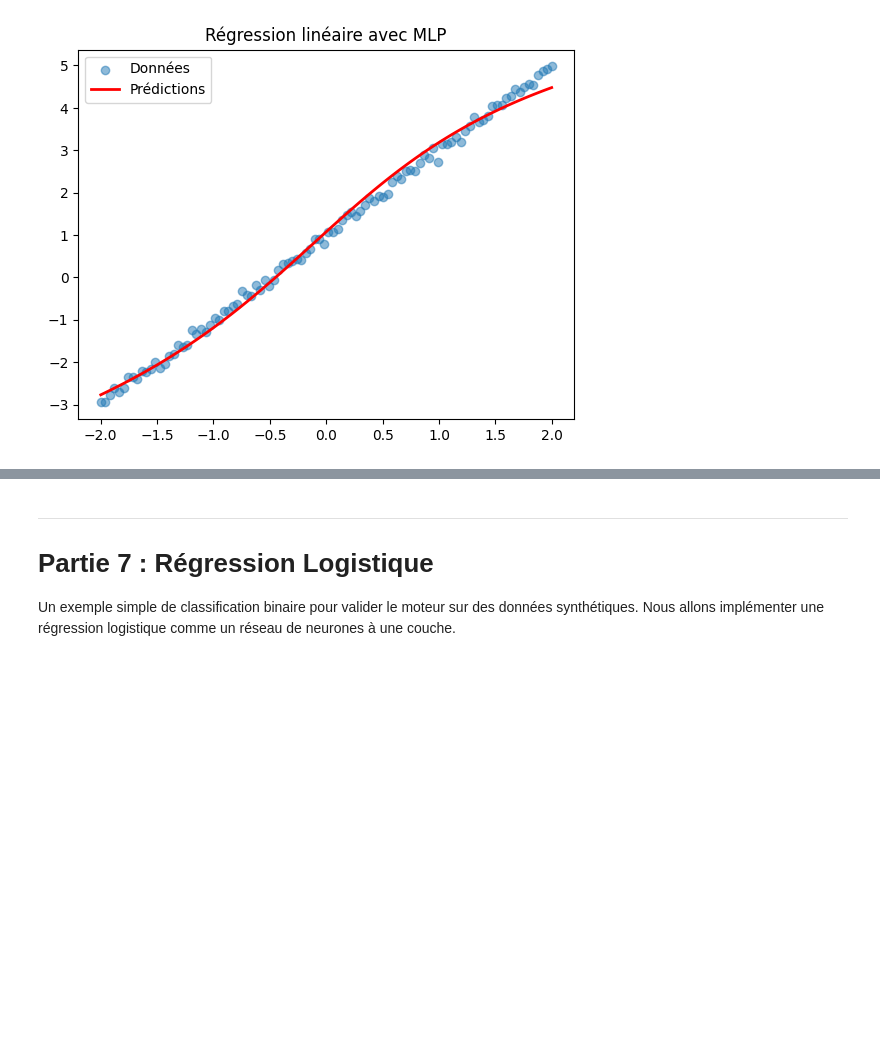
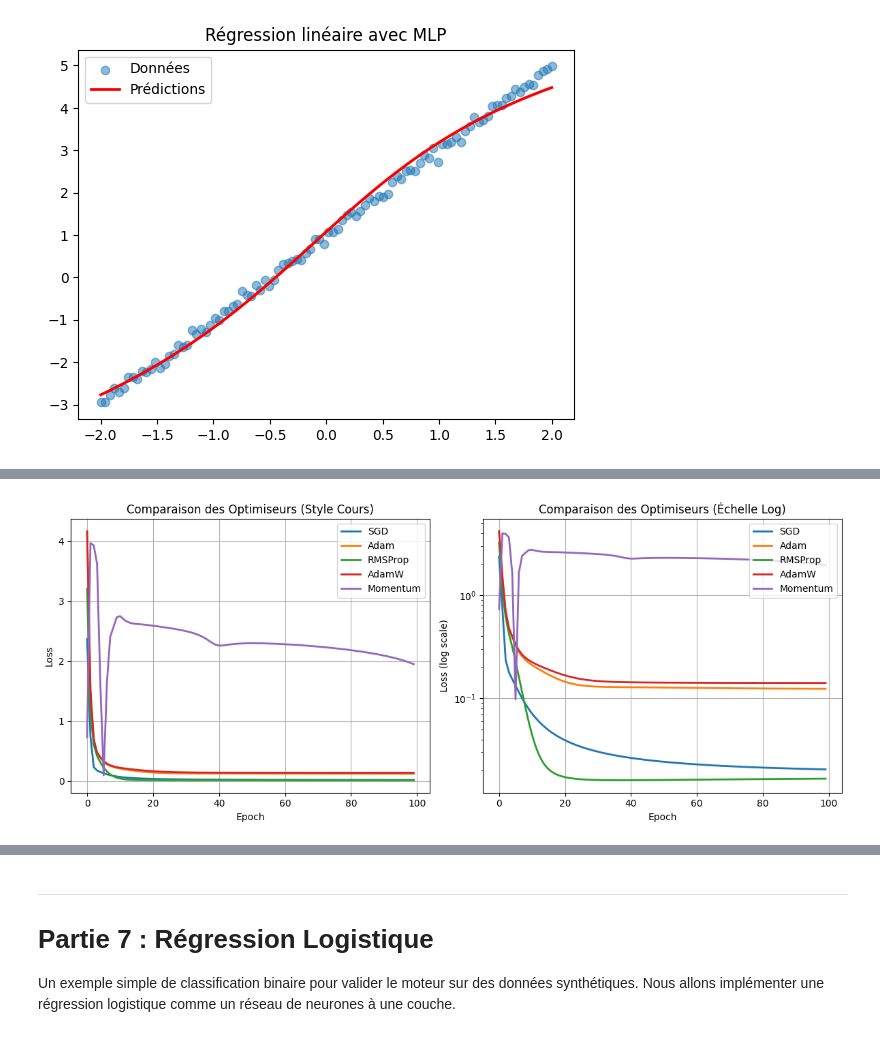
Before and after one commit to Wassbdr/prog_diff, a Jupyter notebook: micro_pytorch_project.ipynb, the cells around one changed output, grey strips where cells are left out. Drawn from its saved outputs; the diff is of its cells as text; code cells hidden in the pictures; blank space fills up the shorter version.

```diff
--- a/micro_pytorch_project.ipynb
+++ b/micro_pytorch_project.ipynb
@@ -390,0 +607,95 @@ plt.show()
+# %%
+# =============================================================================
+# COMPARAISON DES OPTIMISEURS (Style Cours a.ipynb)
+# =============================================================================
+
+from autodiff_engine import SGD, Adam, AdamW, RMSProp, Adagrad, Momentum
+
+def train_with_optimizer_cours(OptimizerClass, **kwargs):
+    """Entraînement avec les fonctions du cours (func_nn, tanh_d, mse)"""
+    # Réinitialisation des paramètres
+    W1 = Tensor(0.1)
+    b1 = Tensor(0.2)
+    W2 = Tensor(0.3)
+    b2 = Tensor(0.4)
+
+    params = [W1, b1, W2, b2]
+    optimizer = OptimizerClass(params, **kwargs)
+
+    losses = []
+    for epoch in range(100):
+        lst_loss = []
+        for i in range(len(x)):
+            x_i = Tensor(x[i])
+            y_i = Tensor(y[i])
+
+            # Forward pass avec func_nn du cours
+            y_hat = func_nn(x_i, W1, b1, W2, b2)
+            loss = mse(y_i, y_hat)
+
+            # Backward pass (style cours)
+            optimizer.zero_grad()
+            loss.backward()
+            optimizer.step()
+
+            lst_loss.append(loss.data)
+
+        losses.append(np.mean(lst_loss))
+
+    return losses
+
+# Génération des données
+np.random.seed(0)
+x = np.linspace(-2, 2, 100)
+y = 2*x + 1 + np.random.randn(100)*0.1
+
+print("Comparaison des optimiseurs du cours...")
+print("-" * 60)
+
+# Comparaison des optimiseurs (comme dans a.ipynb ligne 660)
+losses_sgd = train_with_optimizer_cours(SGD, learning_rate=0.01)
+losses_adam = train_with_optimizer_cours(Adam, learning_rate=0.01)
+losses_rmsprop = train_with_optimizer_cours(RMSProp, learning_rate=0.01)
+losses_adamw = train_with_optimizer_cours(AdamW, learning_rate=0.01)
+losses_momentum = train_with_optimizer_cours(Momentum, learning_rate=0.01)
+
+plt.figure(figsize=(12, 5))
+
+plt.subplot(1, 2, 1)
+plt.plot(losses_sgd, label='SGD', linewidth=2)
+plt.plot(losses_adam, label='Adam', linewidth=2)
+plt.plot(losses_rmsprop, label='RMSProp', linewidth=2)
+plt.plot(losses_adamw, label='AdamW', linewidth=2)
+plt.plot(losses_momentum, label='Momentum', linewidth=2)
+plt.xlabel('Epoch')
+plt.ylabel('Loss')
+plt.legend()
+plt.title('Comparaison des Optimiseurs (Style Cours)')
+plt.grid(True)
+
+plt.subplot(1, 2, 2)
+plt.plot(losses_sgd, label='SGD', linewidth=2)
+plt.plot(losses_adam, label='Adam', linewidth=2)
+plt.plot(losses_rmsprop, label='RMSProp', linewidth=2)
+plt.plot(losses_adamw, label='AdamW', linewidth=2)
+plt.plot(losses_momentum, label='Momentum', linewidth=2)
+plt.xlabel('Epoch')
+plt.ylabel('Loss (log scale)')
+plt.legend()
+plt.title('Comparaison des Optimiseurs (Échelle Log)')
+plt.yscale('log')
+plt.grid(True)
+
+plt.tight_layout()
+plt.show()
+
+# Résumé des performances
+print("\n" + "=" * 60)
+print("Résumé des performances (Loss finale):")
+print("=" * 60)
+print(f"SGD:      {losses_sgd[-1]:.6f}")
+print(f"Adam:     {losses_adam[-1]:.6f}")
+print(f"RMSProp:  {losses_rmsprop[-1]:.6f}")
+print(f"AdamW:    {losses_adamw[-1]:.6f}")
+print(f"Momentum: {losses_momentum[-1]:.6f}")
+# %% [output]
@@ -390,0 +704 @@ plt.show()
+[figure, added]
```
Also changed, not shown: parts of 22 cells of this notebook, 3 other files.
